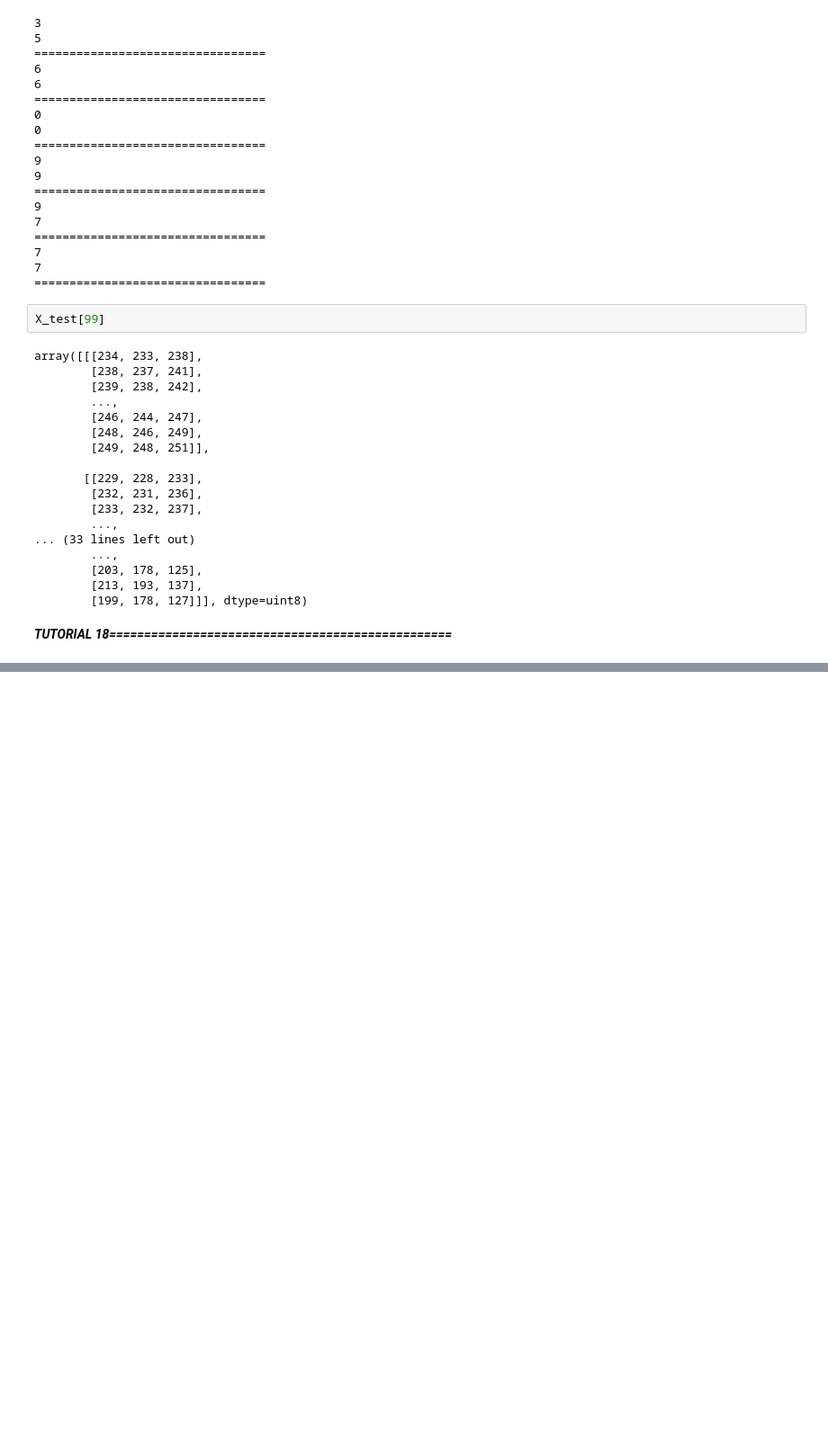
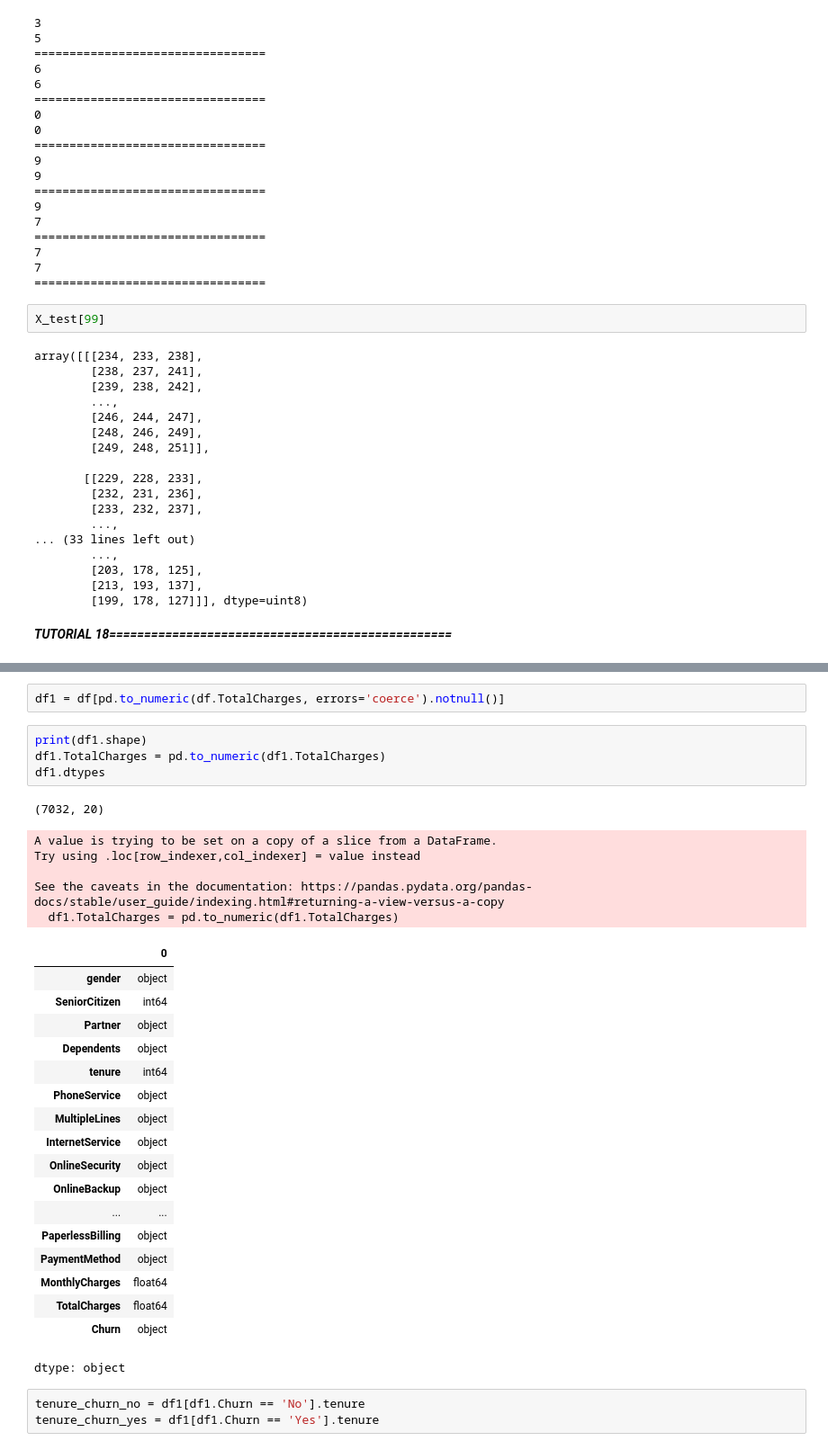
Before and after one commit to nickmirunsw/py-learning, a Jupyter notebook: tensorflow/tfnm.ipynb, the cells around one changed output, grey strips where cells are left out. Shown at 90% size. Cells and saved outputs as stored; diff of their text form; blank space fills up the shorter version.

```diff
--- a/tensorflow/tfnm.ipynb
+++ b/tensorflow/tfnm.ipynb
@@ -954,0 +1007,34 @@ array([[[234, 233, 238],
+# %%
+df1 = df[pd.to_numeric(df.TotalCharges, errors='coerce').notnull()]
+# %%
+print(df1.shape)
+df1.TotalCharges = pd.to_numeric(df1.TotalCharges)
+df1.dtypes
+# %% [output]
+(7032, 20)
+A value is trying to be set on a copy of a slice from a DataFrame.
+Try using .loc[row_indexer,col_indexer] = value instead
+
+See the caveats in the documentation: https://pandas.pydata.org/pandas-docs/stable/user_guide/indexing.html#returning-a-view-versus-a-copy
+  df1.TotalCharges = pd.to_numeric(df1.TotalCharges)
+|  | 0 |
+| gender | object |
+| SeniorCitizen | int64 |
+| Partner | object |
+| Dependents | object |
+| tenure | int64 |
+| PhoneService | object |
+| MultipleLines | object |
+| InternetService | object |
+| OnlineSecurity | object |
+| OnlineBackup | object |
+| ... | ... |
+| PaperlessBilling | object |
+| PaymentMethod | object |
+| MonthlyCharges | float64 |
+| TotalCharges | float64 |
+| Churn | object |
+dtype: object
+# %%
+tenure_churn_no = df1[df1.Churn == 'No'].tenure
+tenure_churn_yes = df1[df1.Churn == 'Yes'].tenure
```
Also changed, not shown: parts of 8 cells of this notebook.
